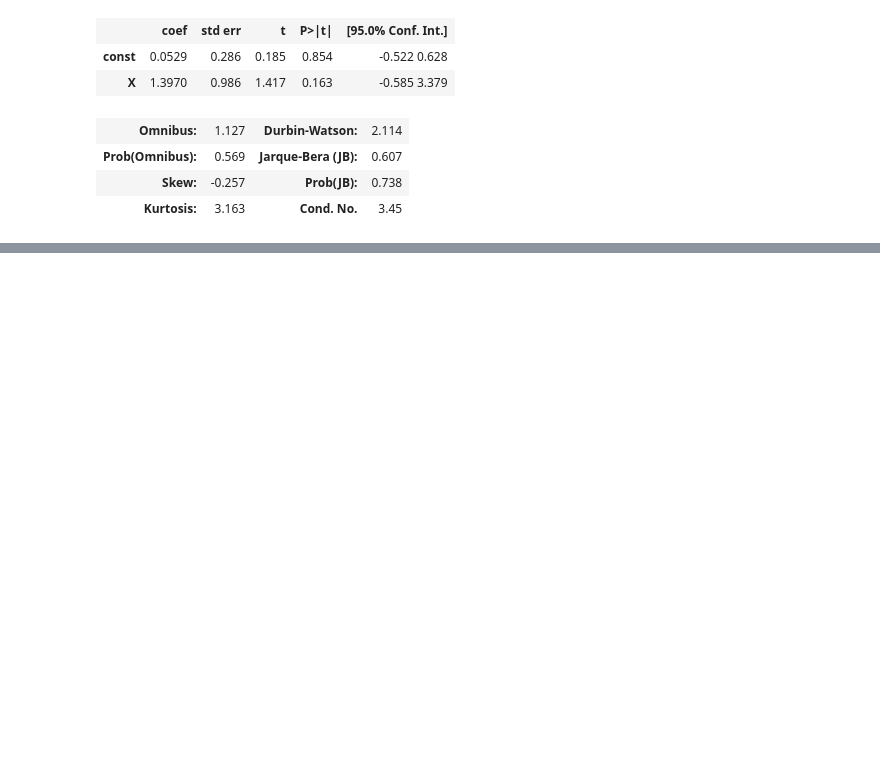
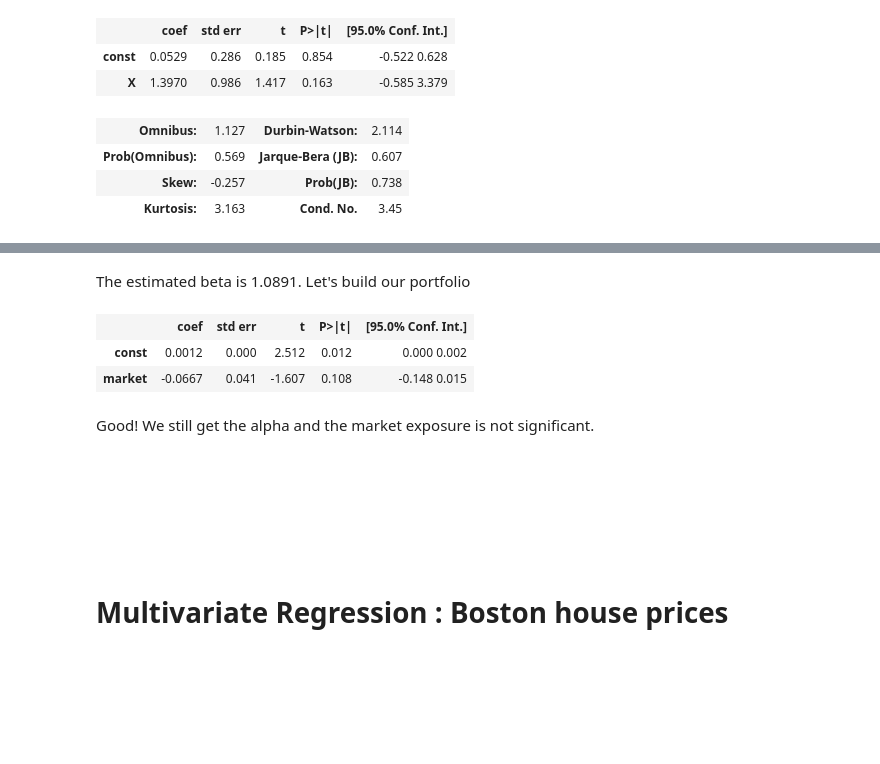
Before and after one commit to AndreaBarbon/Statistical-methods, a Jupyter notebook: Regression Analysis.ipynb, the cells around one changed output, grey strips where cells are left out. Saved outputs shown, nothing was run; the diff lists cells and outputs as text; code cells hidden in the pictures; blank space fills up the shorter version.

```diff
--- a/Regression Analysis.ipynb
+++ b/Regression Analysis.ipynb
@@ -548,0 +660,33 @@ OLS Regression Results
+# %%
+estimation_window = pd.date_range( pd.datetime(2008,10,1), pd.datetime(2008,12,31) )
+investment_window = pd.date_range( pd.datetime(2009,1 ,1), pd.datetime(2015,12,31) )
+
+reg = CAPM_reg(Amazon, estimation_window)
+reg.summary().tables[1]
+# %% [markdown]
+The estimated beta is 1.0891. Let's build our portfolio
+# %%
+w_A = 1
+w_M = -1.0891
+
+pf_return    = w_A * data[Amazon.mask]['ret']
+pf_return   += w_M * data.groupby(level=0).first()['market']
+
+pf = pd.DataFrame( {'ret':pf_return} )
+pf['market'] = data.groupby(level=0).first()['market']
+
+pf = pf[pf.index.isin(investment_window)]
+
+y  = pf['ret']
+x  = sm.add_constant(pf['market'] )
+sm.OLS(y,x).fit().summary().tables[1]
+# %% [output]
+|  | coef | std err | t | P>|t| | [95.0% Conf. Int.] |
+| const | 0.0012 | 0.000 | 2.512 | 0.012 | 0.000 0.002 |
+| market | -0.0667 | 0.041 | -1.607 | 0.108 | -0.148 0.015 |
+# %% [markdown]
+Good! We still get the alpha and the market exposure is not significant.
+# %% [markdown]
+<br/><br/><br/><br/>
+# %% [markdown]
+# Multivariate Regression : Boston house prices
@@ -548,0 +704,2 @@ OLS Regression Results
+# %% [markdown]
+<br/><br/><br/><br/>
```
Also changed, not shown: parts of 12 cells of this notebook, 1 other file.
